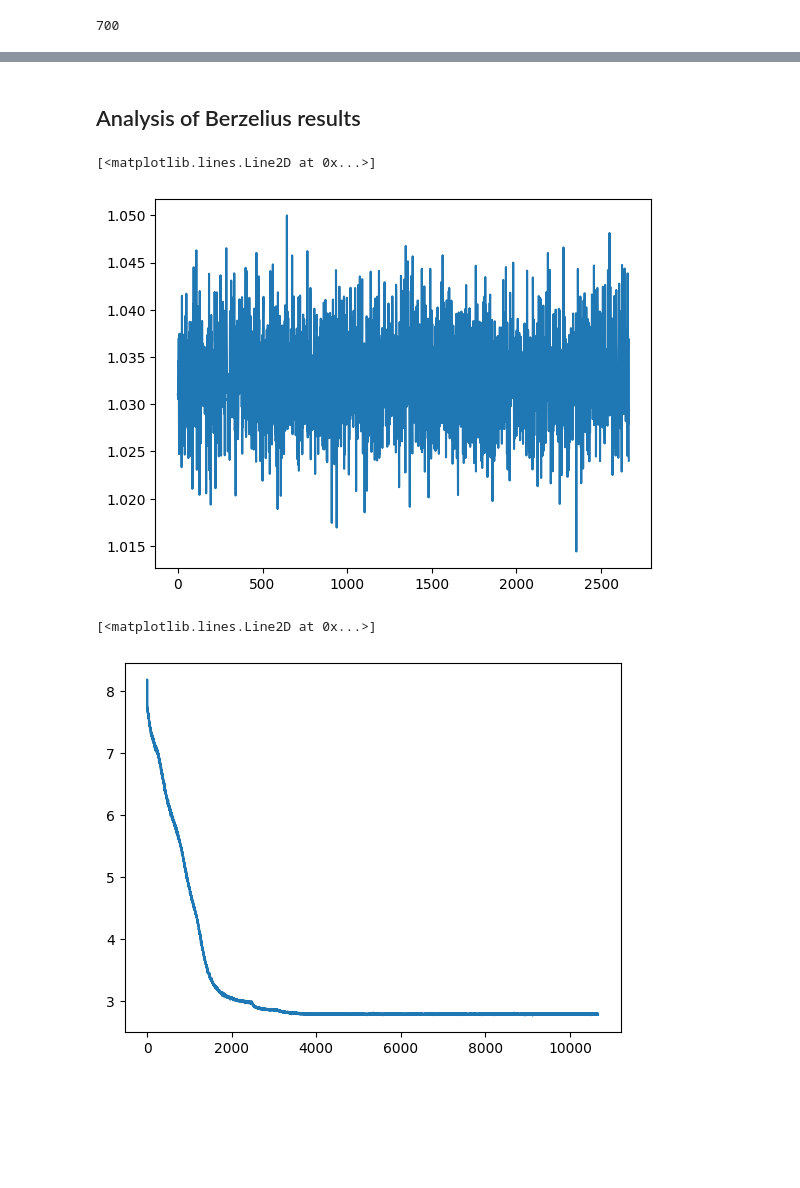
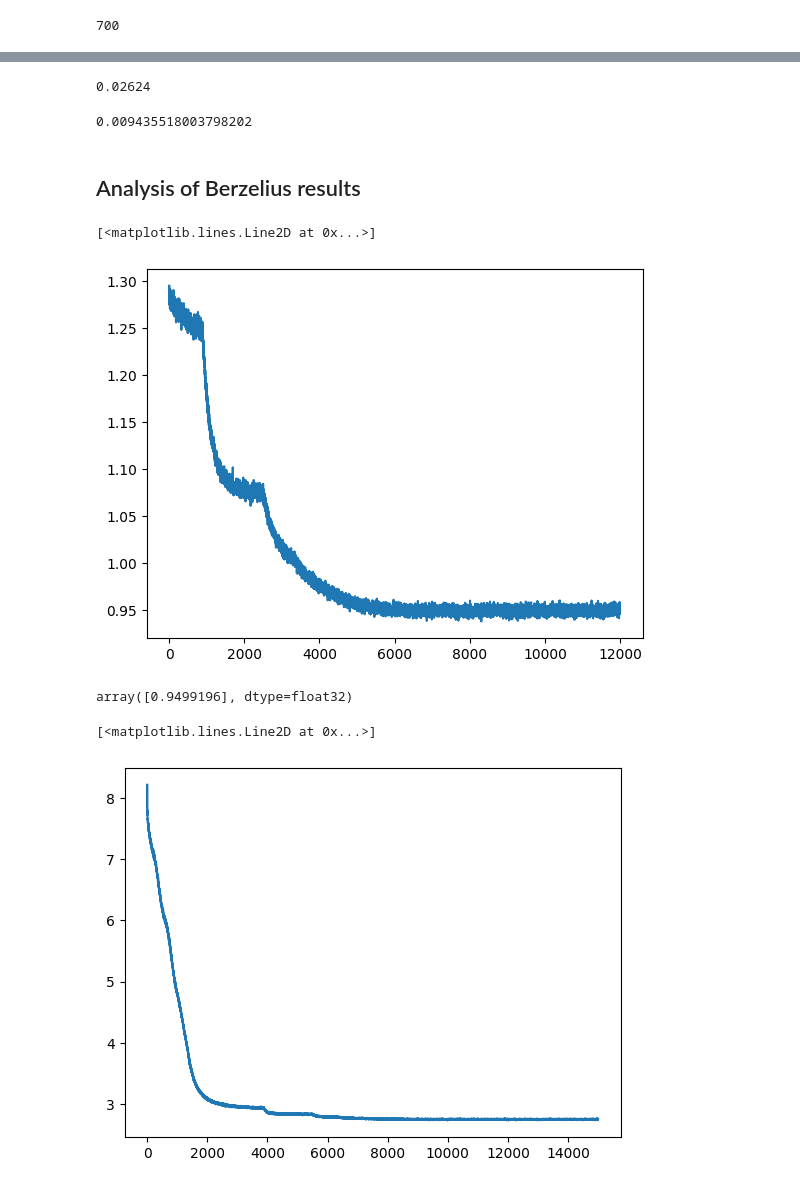
Before and after one commit to Gabriel-Ducrocq/segmentationCryoEM, a Jupyter notebook: Untitled.ipynb, the cells around one changed output, grey strips where cells are left out. Saved outputs shown, nothing was run; the diff lists cells and outputs as text; code cells hidden in the pictures; blank space fills up the shorter version.

```diff
--- a/Untitled.ipynb
+++ b/Untitled.ipynb
@@ -420,21 +416,33 @@ np.sqrt(2.003619e-06)
+# %%
+np.sum([0.0038, 0.00014, 0.00091, 0.00029, 0.014, 0.0071])
+# %% [output]
+0.02624
+# %%
+np.sqrt(8.9029e-05)
+# %% [output]
+0.009435518003798202
 # %%
 [0.0038, 0.00014, 0.00091, 0.00029, 0.014, 0.0071]
 # %% [markdown]
 ## Analysis of Berzelius results
 # %%
-path = "data/variationalBayesBerzelius/"
+path = "data/variationalBayesTest2/"
 # %%
 losses_dkl_train = np.load(path+"losses_rmsd.npy")
-plt.plot(losses_dkl_train[8000:])
+plt.plot(losses_dkl_train[3000:])
 # %% [output]
 [<matplotlib.lines.Line2D at 0x...>]
-[figure, old version]
+[figure, new version]
+# %%
+losses_dkl_train[-1:]
+# %% [output]
+array([0.9499196], dtype=float32)
 # %%
 losses_train = np.load(path+"losses_train.npy")
 plt.plot(losses_train[:])
 # %% [output]
 [<matplotlib.lines.Line2D at 0x...>]
-[figure, old version]
+[figure, new version]
 # %%
 losses_rmsd_train = np.load(path+"losses_dkl.npy")
 plt.plot(losses_rmsd_train[:])
```
Also changed, not shown: parts of 9 cells of this notebook, 1 other file.
